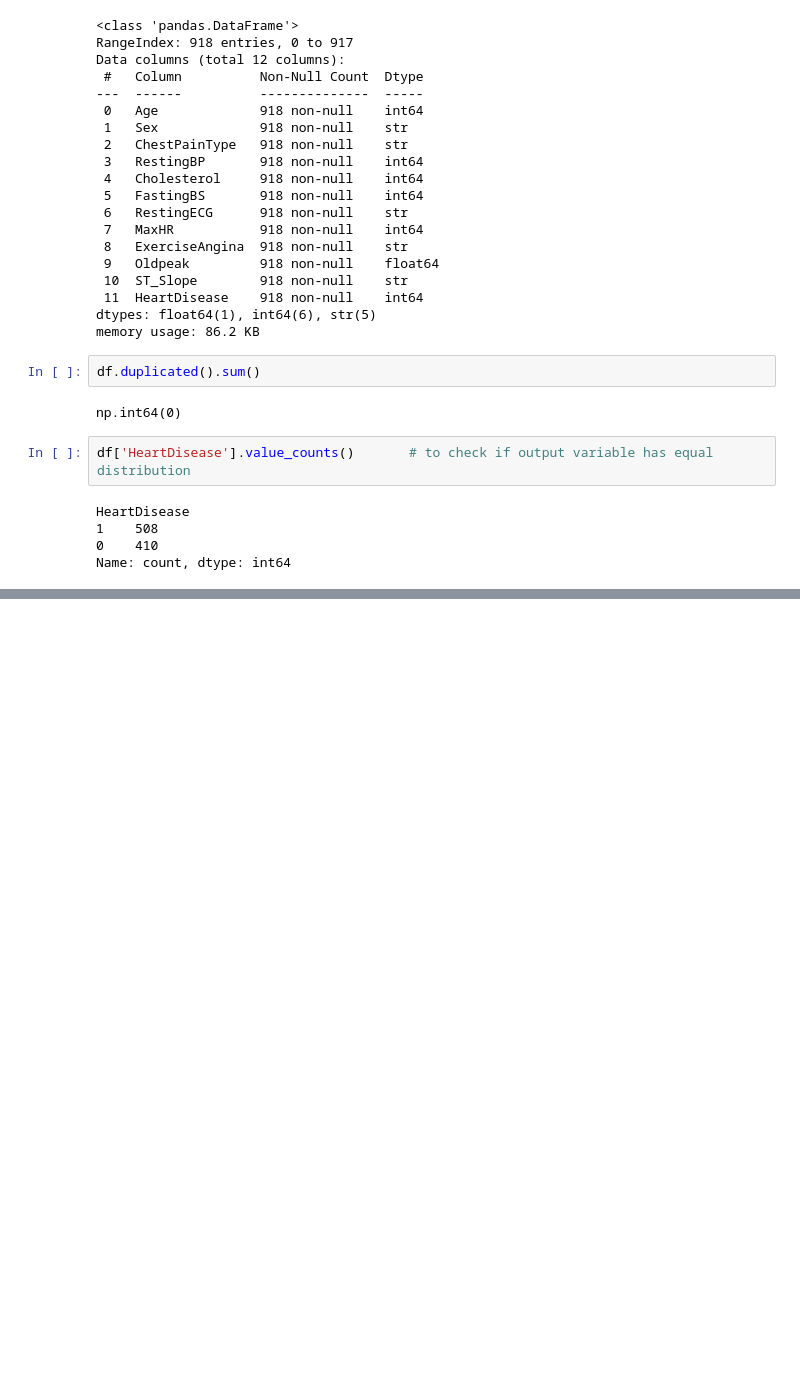
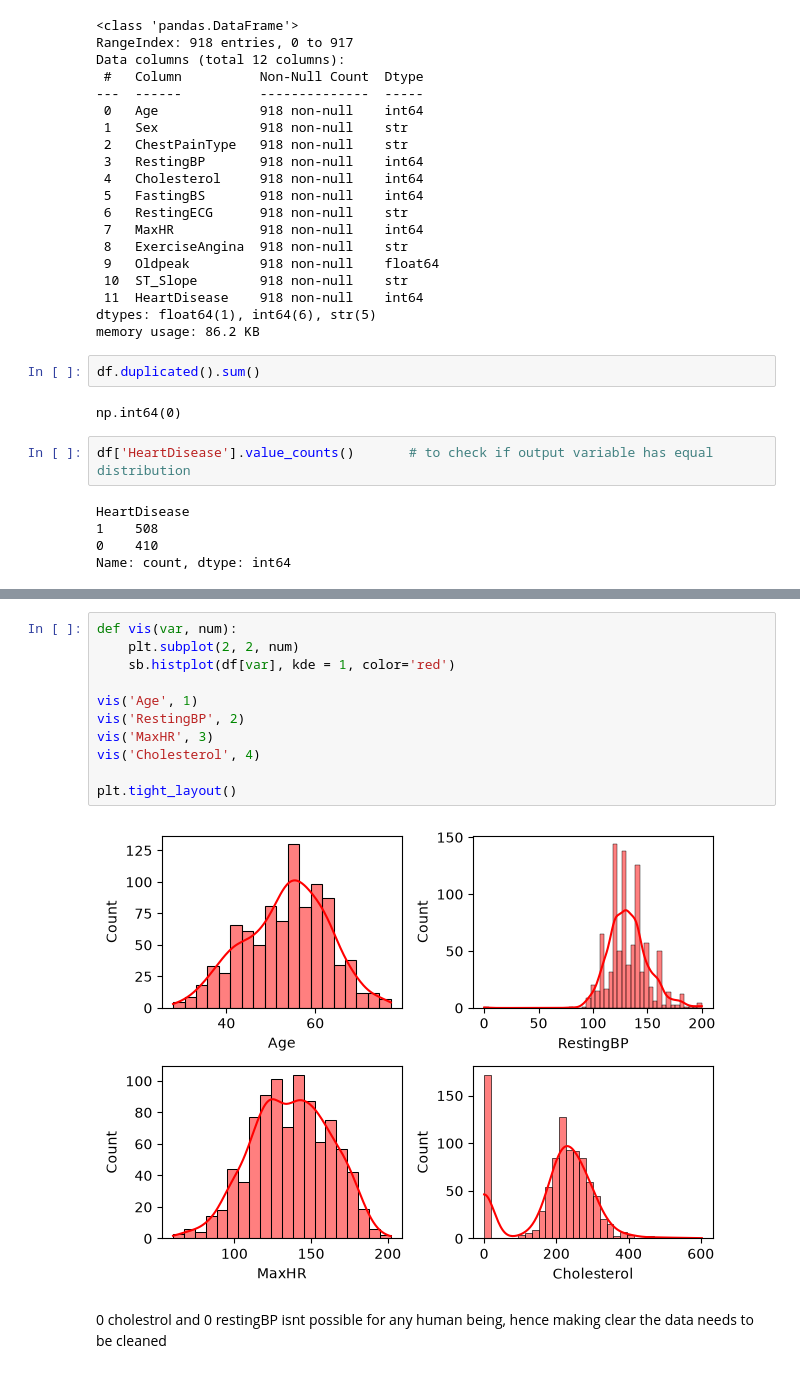
Before and after one commit to prajjwal14141/machine-learning, a Jupyter notebook: 2-Machine Learning/Projects/2-heartDiseasePredictor/heart.ipynb, the cells around one changed output, grey strips where cells are left out. Saved outputs shown, nothing was run; the diff lists cells and outputs as text; blank space fills up the shorter version.

Commit message:
graphing

```diff
--- a/2-Machine Learning/Projects/2-heartDiseasePredictor/heart.ipynb
+++ b/2-Machine Learning/Projects/2-heartDiseasePredictor/heart.ipynb
@@ -55,3 +55,18 @@ sb.barplot(df['HeartDisease'].value_counts())
 # %% [output]
 <Axes: xlabel='HeartDisease', ylabel='count'>
 [figure]
+# %%
+def vis(var, num):
+    plt.subplot(2, 2, num)
+    sb.histplot(df[var], kde = 1, color='red')
+
+vis('Age', 1)
+vis('RestingBP', 2)
+vis('MaxHR', 3)
+vis('Cholesterol', 4)
+
+plt.tight_layout()
+# %% [output]
+[figure, added]
+# %% [markdown]
+0 cholestrol and 0 restingBP isnt possible for any human being, hence making clear the data needs to be cleaned
```
Also changed, not shown: parts of 4 cells of this notebook.
